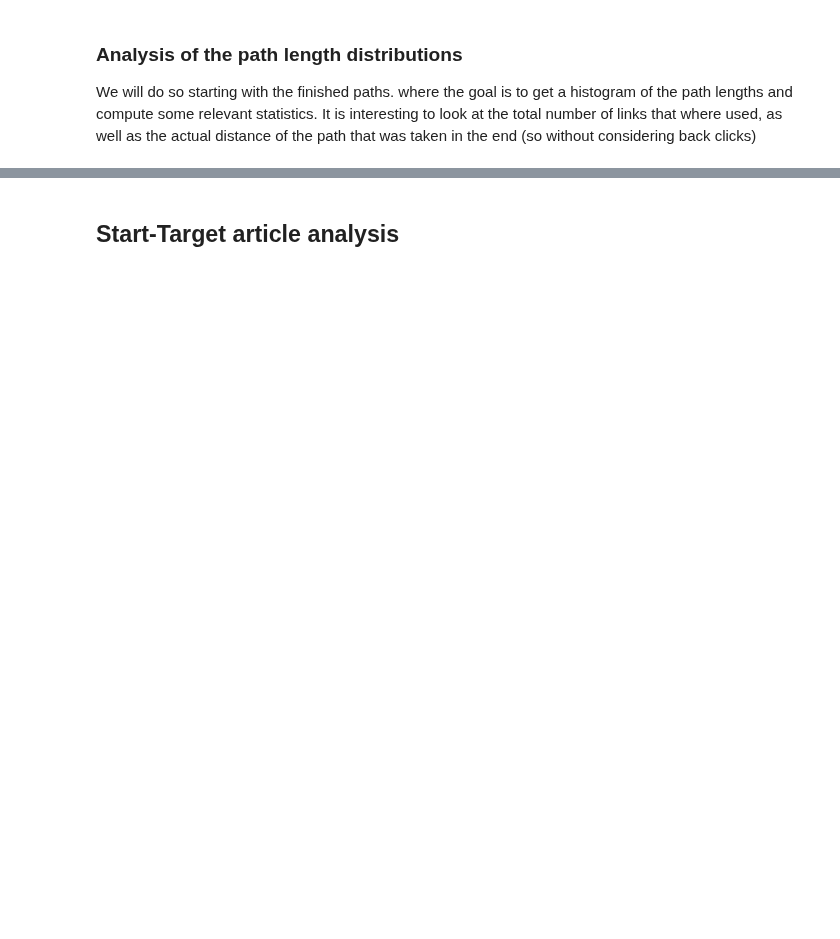
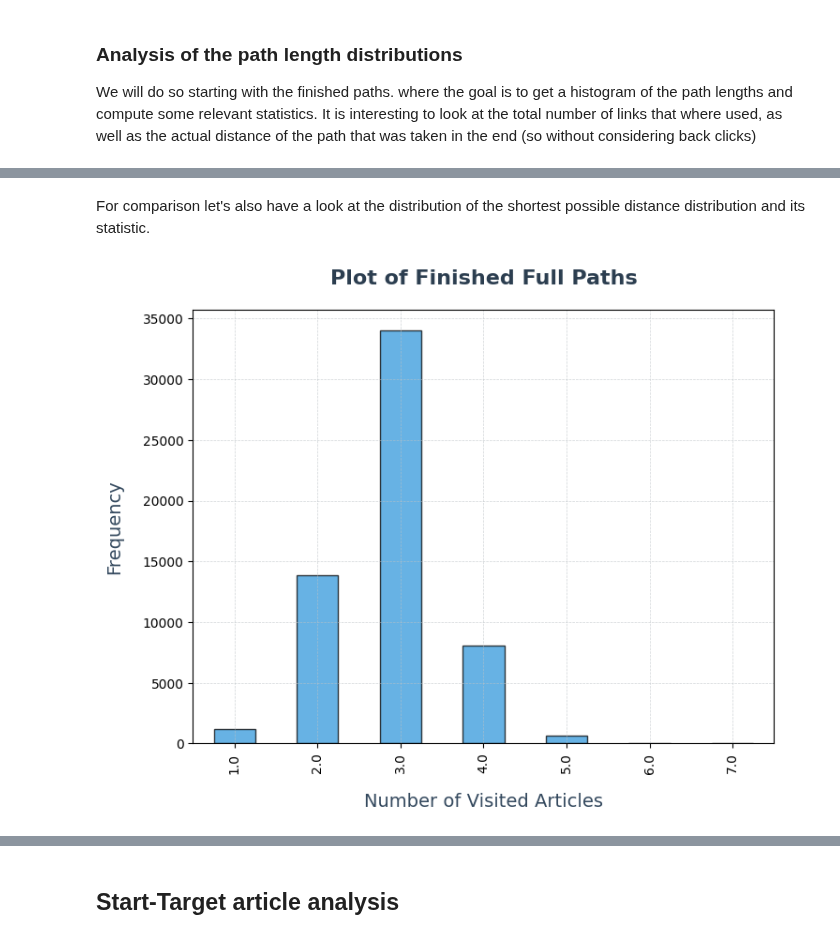
Before and after one commit to epfl-ada/ada-2024-project-adaholiks, a Jupyter notebook: statistical_analysis.ipynb, the cells around one changed output, grey strips where cells are left out. Saved outputs shown, nothing was run; the diff lists cells and outputs as text; code cells hidden in the pictures; blank space fills up the shorter version.

```diff
--- a/statistical_analysis.ipynb
+++ b/statistical_analysis.ipynb
@@ -256,0 +305,5 @@ We can now do the same for unfinished articles:
+# %%
+# we notice that there are some samples with distance 0 (start and target article are the same).
+# these also need to be filtered out
+
+filtered_finished_paths = filtered_finished_paths[~(filtered_finished_paths['distance']== 0)]
@@ -301,0 +345,22 @@ filtered_paths = pd.concat([filtered_finished_paths, filtered_unfinished_paths])
+# %%
+# finally we merge the finished and unfinished data frames
+filtered_paths = pd.concat([filtered_finished_paths, filtered_unfinished_paths]).drop('length_minus_distance', axis=1)
+# %% [markdown]
+For comparison let's also have a look at the distribution of the shortest possible distance distribution and its statistic.
+# %%
+# Count occurrences of each distance
+distance_counts = filtered_paths['distance'].value_counts().sort_index()
+
+fig, ax = plt.subplots(figsize=(8, 6))
+
+# Bar plot with the same design as above
+distance_counts.plot(kind='bar', color='#3498db', edgecolor='black', alpha=0.75, ax=ax)
+ax.set_title("Plot of Finished Full Paths", fontsize=16, fontweight='bold', color='#2C3E50', pad=20)
+ax.set_xlabel("Number of Visited Articles", fontsize=14, color='#34495E', labelpad=15)
+ax.set_ylabel("Frequency", fontsize=14, color='#34495E', labelpad=15)
+ax.grid(True, linestyle='--', linewidth=0.5, alpha=0.7, color='#BDC3C7')  # Subtle gridlines
+ax.tick_params(axis='x', rotation=90)  # Rotate x-ticks vertically
+
+plt.show()
+# %% [output]
+[figure, added]
```
Also changed, not shown: parts of 51 cells of this notebook.
